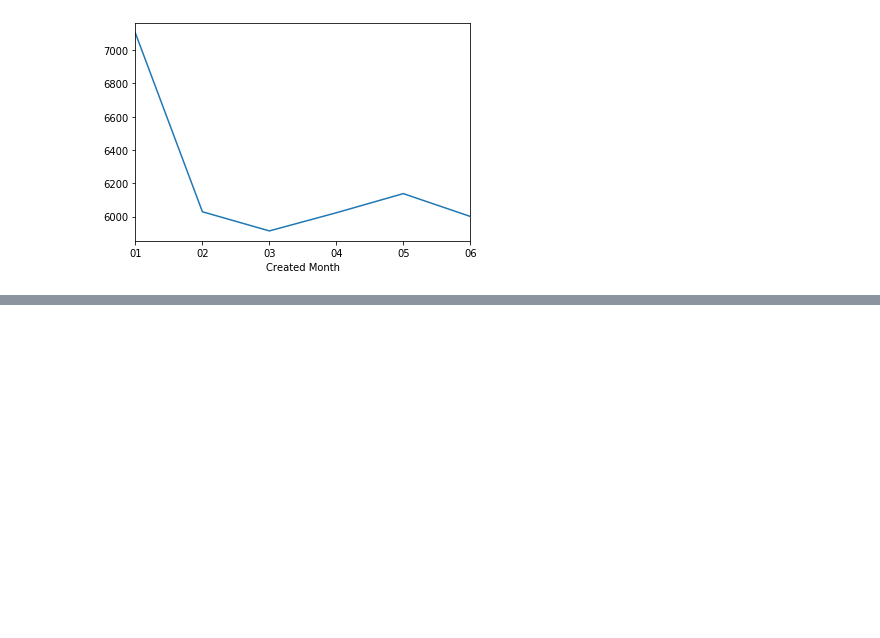
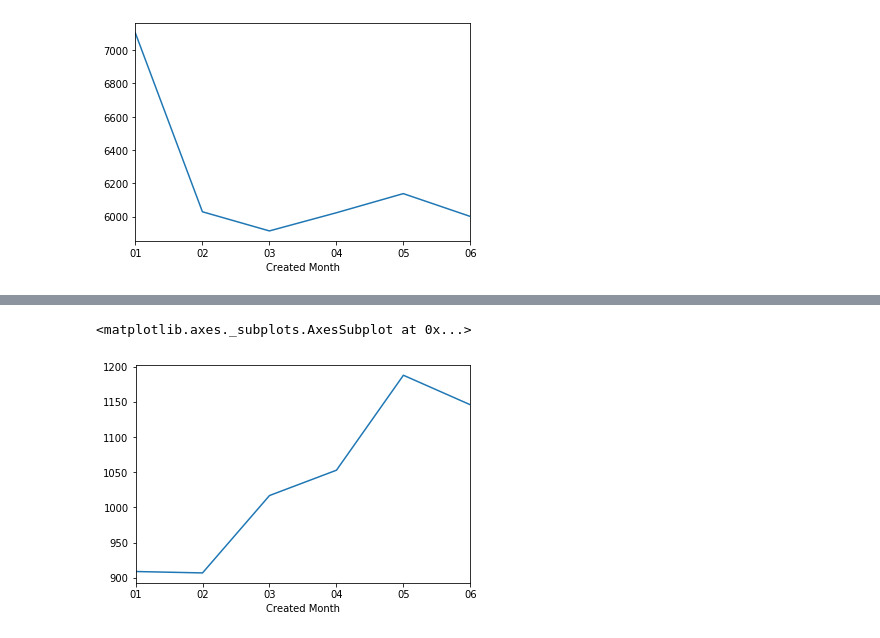
Before and after one commit to hshirleyuhu/data_studio_XH, a Jupyter notebook: 3-1-1/3-1-1.ipynb, the cells around one changed output, grey strips where cells are left out. Saved outputs shown, nothing was run; the diff lists cells and outputs as text; code cells hidden in the pictures; blank space fills up the shorter version.

```diff
--- a/3-1-1/3-1-1.ipynb
+++ b/3-1-1/3-1-1.ipynb
@@ -351,0 +365,5 @@ df1.loc[df1['Complaint Type'] == 'UNSANITARY CONDITION'].groupby('Created Month'
+# %%
+df1.loc[df1['Descriptor']== 'GARBAGE/RECYCLING STORAGE'].groupby('Created Month')['Created Month'].count().plot()
+# %% [output]
+<matplotlib.axes._subplots.AxesSubplot at 0x...>
+[figure, added]
```
Also changed, not shown: parts of 2 cells of this notebook.
